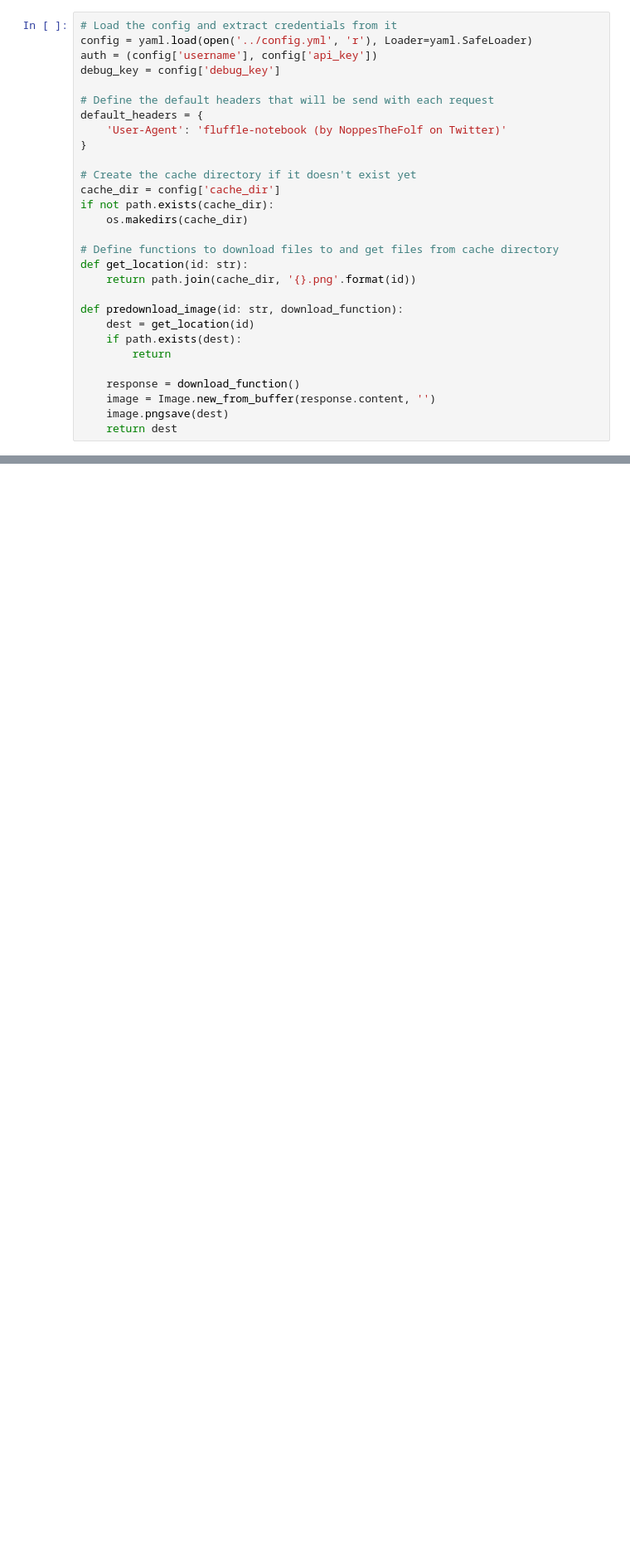
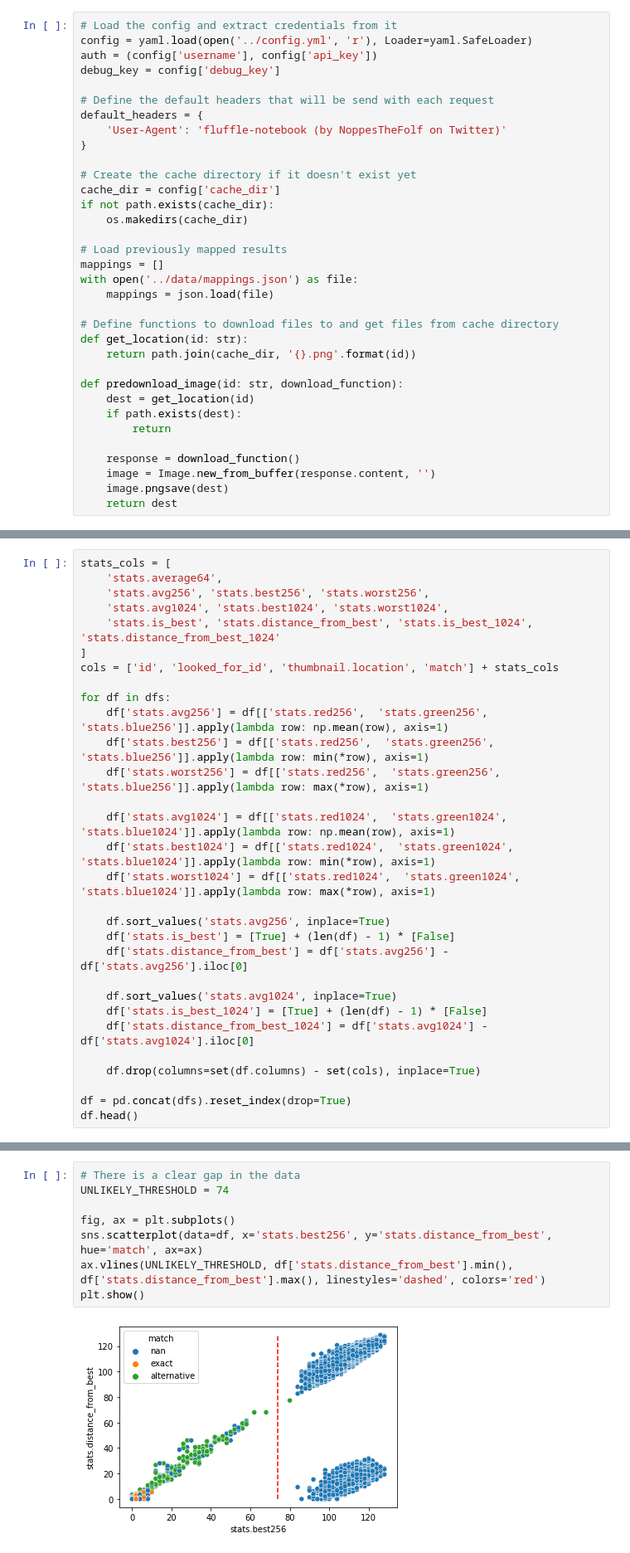
Before and after one commit to NoppesTheFolf/Fluffle, a Jupyter notebook: Fluffle.Notebooks/notebooks/match.ipynb, the cells around one changed output, grey strips where cells are left out. Shown at 83% size. Cells and saved outputs as stored; diff of their text form; blank space fills up the shorter version.

```diff
--- a/Fluffle.Notebooks/notebooks/match.ipynb
+++ b/Fluffle.Notebooks/notebooks/match.ipynb
@@ -25,6 +31,11 @@ cache_dir = config['cache_dir']
 if not path.exists(cache_dir):
     os.makedirs(cache_dir)
 
+# Load previously mapped results
+mappings = []
+with open('../data/mappings.json') as file:
+    mappings = json.load(file)
+
 # Define functions to download files to and get files from cache directory
 def get_location(id: str):
     return path.join(cache_dir, '{}.png'.format(id))
@@ -84,0 +152,30 @@ for unsplash_id in tqdm(unsplash_ids, desc='Downloading images from Unsplash'):
+# %%
+stats_cols = [
+    'stats.average64',
+    'stats.avg256', 'stats.best256', 'stats.worst256',
+    'stats.avg1024', 'stats.best1024', 'stats.worst1024',
+    'stats.is_best', 'stats.distance_from_best', 'stats.is_best_1024', 'stats.distance_from_best_1024'
+]
+cols = ['id', 'looked_for_id', 'thumbnail.location', 'match'] + stats_cols
+
+for df in dfs:
+    df['stats.avg256'] = df[['stats.red256',  'stats.green256',  'stats.blue256']].apply(lambda row: np.mean(row), axis=1)
+    df['stats.best256'] = df[['stats.red256',  'stats.green256',  'stats.blue256']].apply(lambda row: min(*row), axis=1)
+    df['stats.worst256'] = df[['stats.red256',  'stats.green256',  'stats.blue256']].apply(lambda row: max(*row), axis=1)
+
+    df['stats.avg1024'] = df[['stats.red1024',  'stats.green1024',  'stats.blue1024']].apply(lambda row: np.mean(row), axis=1)
+    df['stats.best1024'] = df[['stats.red1024',  'stats.green1024',  'stats.blue1024']].apply(lambda row: min(*row), axis=1)
+    df['stats.worst1024'] = df[['stats.red1024',  'stats.green1024',  'stats.blue1024']].apply(lambda row: max(*row), axis=1)
+
+    df.sort_values('stats.avg256', inplace=True)
+    df['stats.is_best'] = [True] + (len(df) - 1) * [False]
+    df['stats.distance_from_best'] = df['stats.avg256'] - df['stats.avg256'].iloc[0]
+
+    df.sort_values('stats.avg1024', inplace=True)
+    df['stats.is_best_1024'] = [True] + (len(df) - 1) * [False]
+    df['stats.distance_from_best_1024'] = df['stats.avg1024'] - df['stats.avg1024'].iloc[0]
+
+    df.drop(columns=set(df.columns) - set(cols), inplace=True)
+
+df = pd.concat(dfs).reset_index(drop=True)
+df.head()
@@ -84,0 +189,10 @@ for unsplash_id in tqdm(unsplash_ids, desc='Downloading images from Unsplash'):
+# %%
+# There is a clear gap in the data
+UNLIKELY_THRESHOLD = 74
+
+fig, ax = plt.subplots()
+sns.scatterplot(data=df, x='stats.best256', y='stats.distance_from_best', hue='match', ax=ax)
+ax.vlines(UNLIKELY_THRESHOLD, df['stats.distance_from_best'].min(), df['stats.distance_from_best'].max(), linestyles='dashed', colors='red')
+plt.show()
+# %% [output]
+[figure, added]
```
Also changed, not shown: parts of 16 cells of this notebook, 2 other files.
